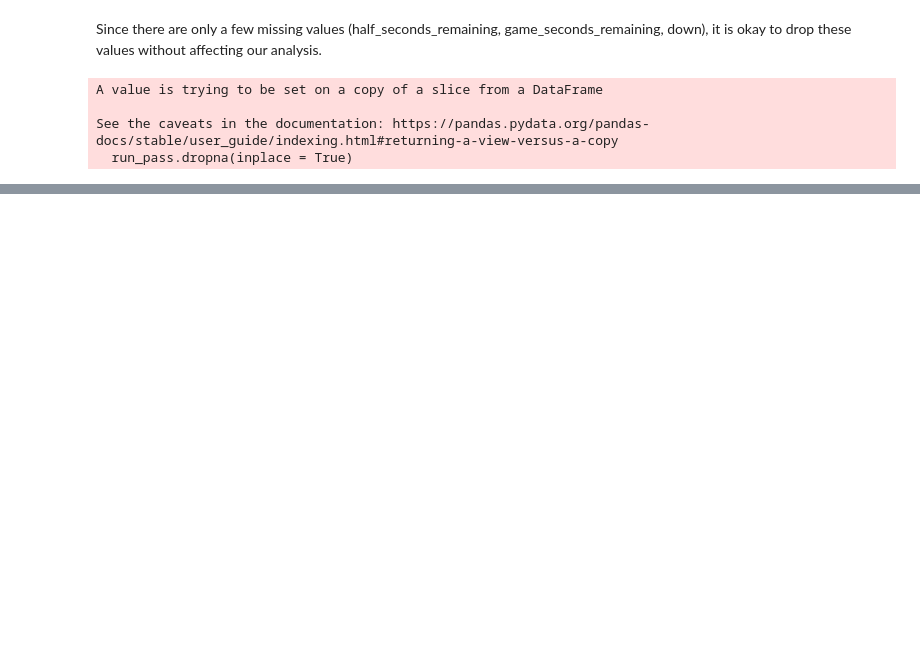
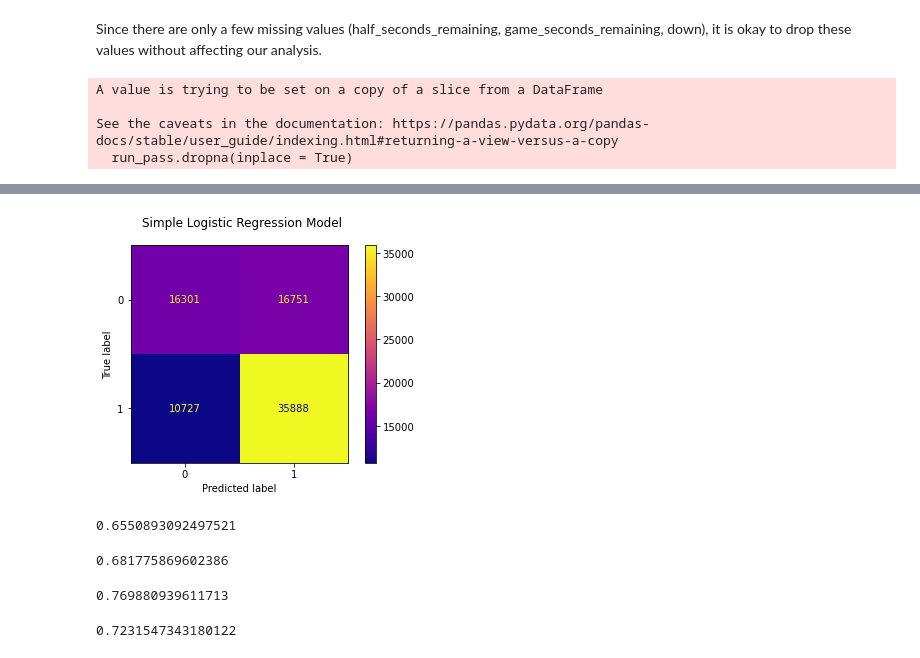
Before and after one commit to jhodgens17/nfl-run-or-pass, a Jupyter notebook: NFL Notebook.ipynb, the cells around one changed output, grey strips where cells are left out. Drawn from its saved outputs; the diff is of its cells as text; code cells hidden in the pictures; blank space fills up the shorter version.

```diff
--- a/NFL Notebook.ipynb
+++ b/NFL Notebook.ipynb
@@ -244,0 +310,4 @@ memory usage: 70.5+ MB
+# %%
+simple_logreg_model = LogisticRegression(random_state=2021, penalty='none', max_iter = 500)
+# %%
+simple_logreg_model.fit(X_train, y_train)
@@ -244,0 +323,33 @@ memory usage: 70.5+ MB
+# %%
+#confusion matrix for test data
+fig, ax = plt.subplots()
+
+fig.suptitle("Simple Logistic Regression Model")
+
+plot_confusion_matrix(simple_logreg_model, X_test, y_test, ax=ax, cmap="plasma");
+# %% [output]
+[figure, added]
+# %%
+#accuracy
+from sklearn.metrics import accuracy_score
+accuracy_score(y_test, simple_logreg_model.predict(X_test))
+# %% [output]
+0.6550893092497521
+# %%
+#precision
+from sklearn.metrics import precision_score
+precision_score(y_test, simple_logreg_model.predict(X_test))
+# %% [output]
+0.681775869602386
+# %%
+#recall
+from sklearn.metrics import recall_score
+recall_score(y_test, simple_logreg_model.predict(X_test))
+# %% [output]
+0.769880939611713
+# %%
+#f1
+from sklearn.metrics import f1_score
+f1_score(y_test, simple_logreg_model.predict(X_test))
+# %% [output]
+0.7231547343180122
```
Also changed, not shown: parts of 21 cells of this notebook, 1 other file.
